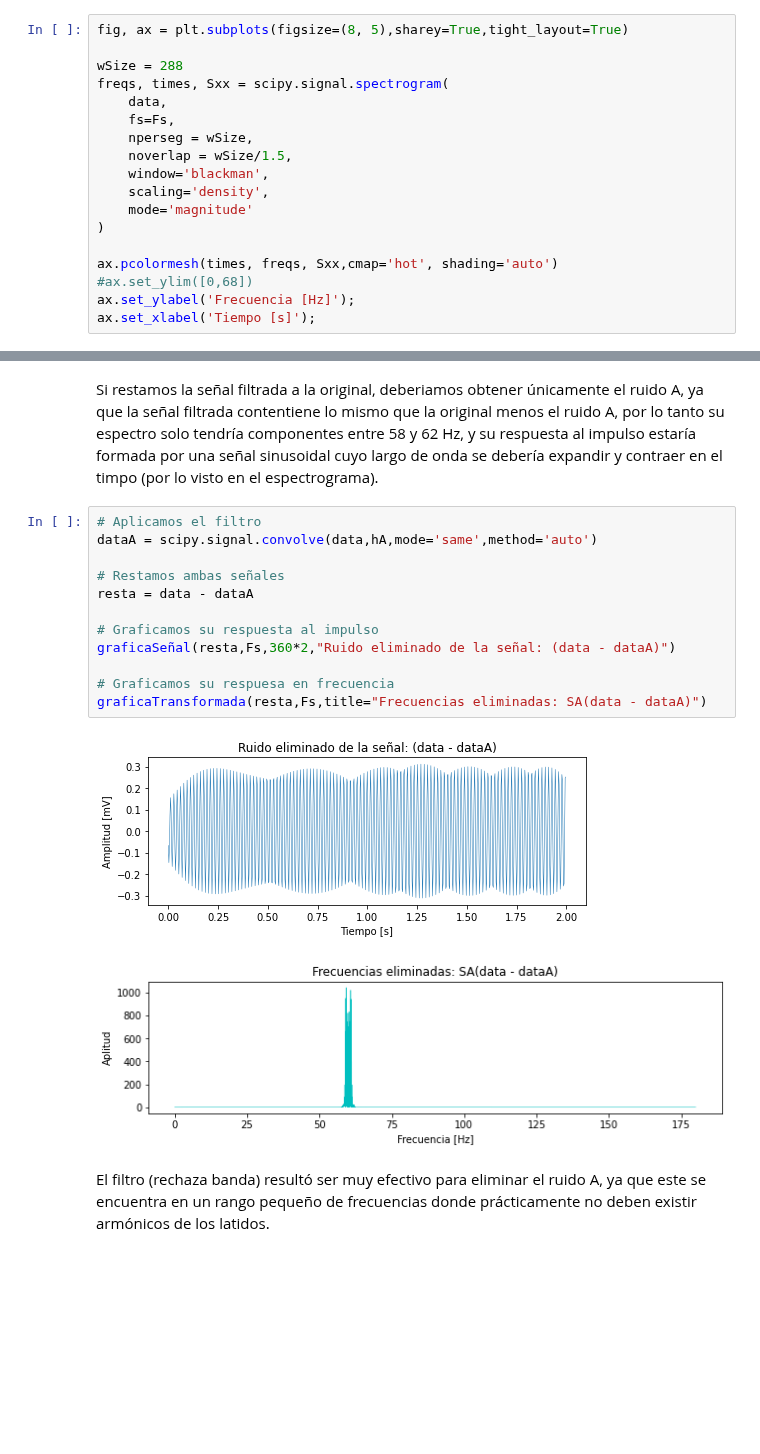
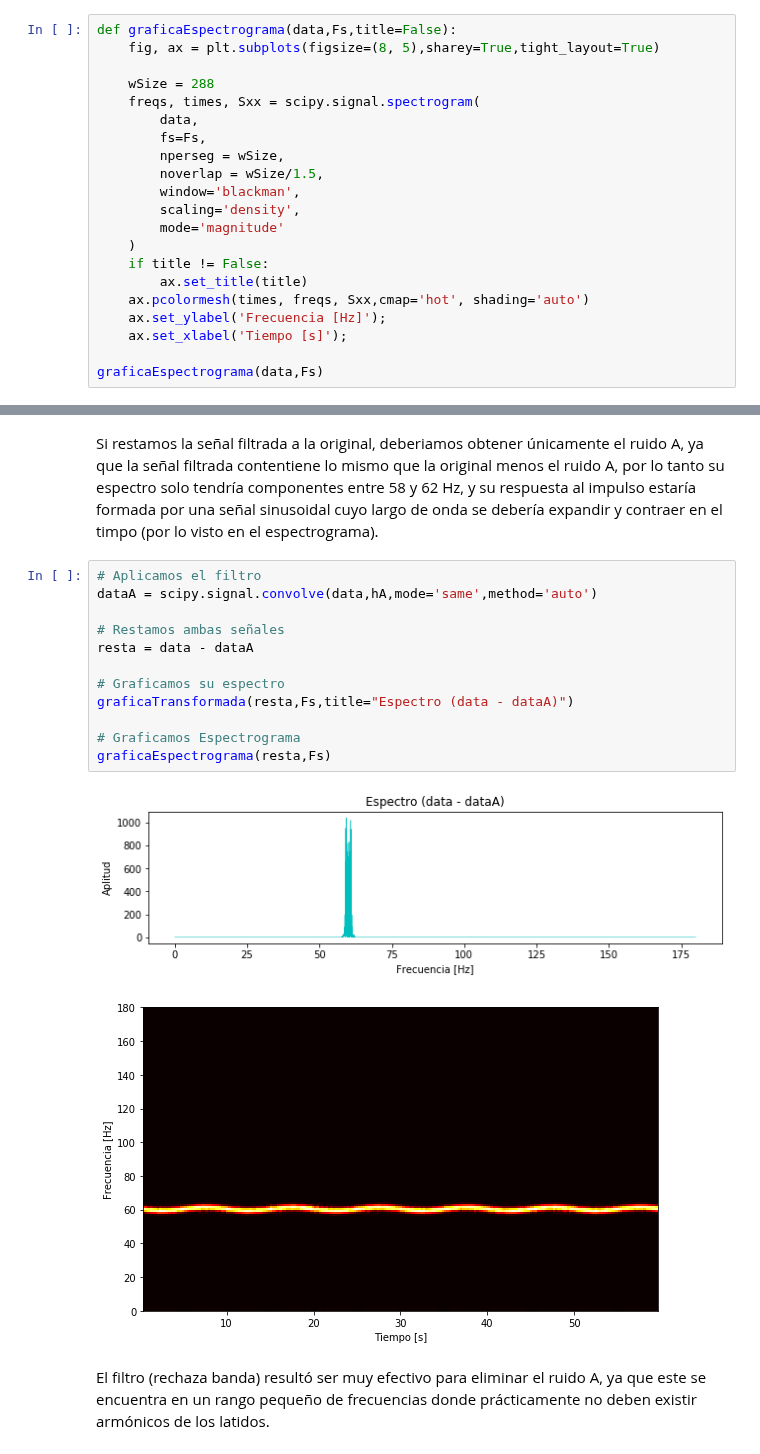
Before and after one commit to ehopperdietzel/Filtrado-De-Senales, a Jupyter notebook: tarea2_info183.ipynb, the cells around one changed output, grey strips where cells are left out. Cells and saved outputs as stored; diff of their text form; blank space fills up the shorter version.

```diff
--- a/tarea2_info183.ipynb
+++ b/tarea2_info183.ipynb
@@ -112,21 +112,24 @@ Respecto al traslape, probamos con distintas cantidades, obteniendo una mejor re
 
 Dado que el ruido de baja frecuencia es menor y cercano a 1 Hz, deberíamos aumentar demasiado el tamaño de la ventana para poder diferenciarlo de los latidos, por lo tanto decidimos enfocarnos simplemente en poder visualizar los cambios de amplitud de latidos en el tiempo, ya que conocemos su rango de frecuencias. Dicho esto, seleccionamos la ventana Blackman, la cual, al tener una curva muy suave, elimina los lóbulos laterales, pero ensancha los principales. Esto no es un problema en este caso ya que (dejando el ruido de baja frecuencia a un lado) las frecuencias de latidos se encuentran alejadas de las del ruido eléctrico.
 # %%
-fig, ax = plt.subplots(figsize=(8, 5),sharey=True,tight_layout=True)
+def graficaEspectrograma(data,Fs,title=False):
+    fig, ax = plt.subplots(figsize=(8, 5),sharey=True,tight_layout=True)
 
-wSize = 288
-freqs, times, Sxx = scipy.signal.spectrogram(
-    data,
-    fs=Fs,
-    nperseg = wSize,
-    noverlap = wSize/1.5,
-    window='blackman',
-    scaling='density',
-    mode='magnitude'
-)
+    wSize = 288
+    freqs, times, Sxx = scipy.signal.spectrogram(
+        data,
+        fs=Fs,
+        nperseg = wSize,
+        noverlap = wSize/1.5,
+        window='blackman',
+        scaling='density',
+        mode='magnitude'
+    )
+    if title != False:
+        ax.set_title(title)
+    ax.pcolormesh(times, freqs, Sxx,cmap='hot', shading='auto')
+    ax.set_ylabel('Frecuencia [Hz]');
+    ax.set_xlabel('Tiempo [s]');
 
-ax.pcolormesh(times, freqs, Sxx,cmap='hot', shading='auto')
-#ax.set_ylim([0,68])
-ax.set_ylabel('Frecuencia [Hz]');
-ax.set_xlabel('Tiempo [s]');
+graficaEspectrograma(data,Fs)
 # %% [output]
@@ -228,18 +231,18 @@ Si restamos la señal filtrada a la original, deberiamos obtener únicamente el
 # %%
 # Aplicamos el filtro
 dataA = scipy.signal.convolve(data,hA,mode='same',method='auto')
 
 # Restamos ambas señales
 resta = data - dataA
 
-# Graficamos su respuesta al impulso
-graficaSeñal(resta,Fs,360*2,"Ruido eliminado de la señal: (data - dataA)")
+# Graficamos su espectro
+graficaTransformada(resta,Fs,title="Espectro (data - dataA)")
 
-# Graficamos su respuesa en frecuencia
-graficaTransformada(resta,Fs,title="Frecuencias eliminadas: SA(data - dataA)")
+# Graficamos Espectrograma
+graficaEspectrograma(resta,Fs)
 # %% [output]
-[figure, old version]
+[figure, new version]
-[figure, old version]
+[figure, new version]
 # %% [markdown]
 El filtro (rechaza banda) resultó ser muy efectivo para eliminar el ruido A, ya que este se encuentra en un rango pequeño de frecuencias donde prácticamente no deben existir armónicos de los latidos.
 # %% [markdown]
```
Also changed, not shown: parts of 23 cells of this notebook.
